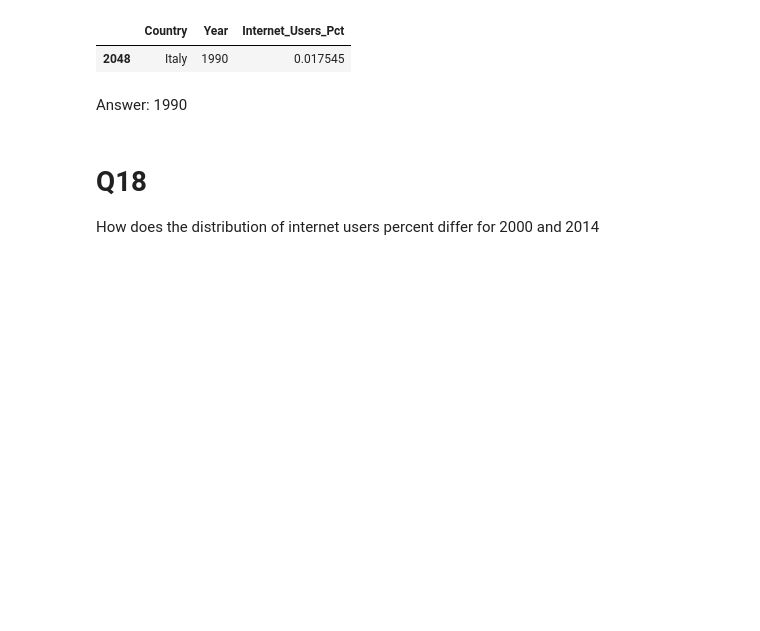
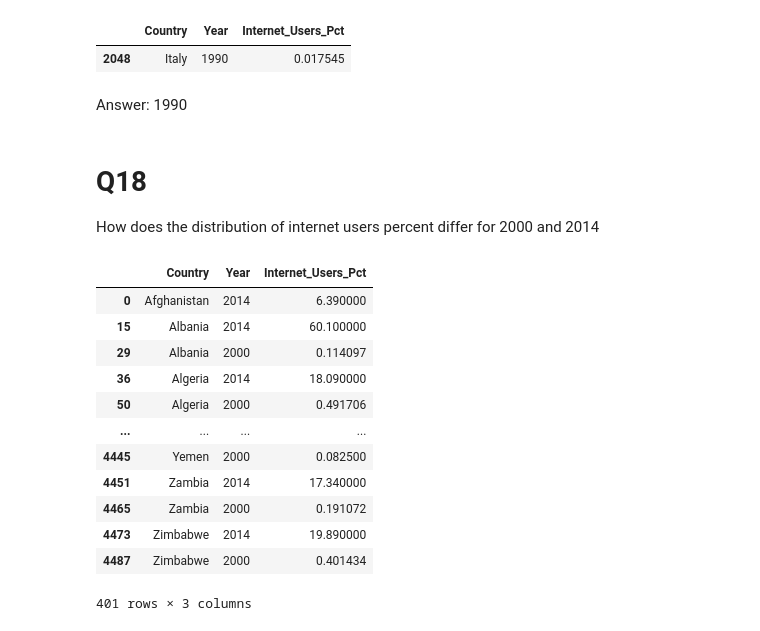
Before and after one commit to NSS-Data-Analytics-Cohort-11/undata-zdemeke, a Jupyter notebook: notebook/UN_Data_project.ipynb, the cells around one changed output. Drawn from its saved outputs; the diff is of its cells as text; code cells hidden in the pictures; blank space fills up the shorter version.

```diff
--- a/notebook/UN_Data_project.ipynb
+++ b/notebook/UN_Data_project.ipynb
@@ -570,0 +574,16 @@ How does the distribution of internet users percent differ for 2000 and 2014
+# %%
+internet_users_distr
+# %% [output]
+|  | Country | Year | Internet_Users_Pct |
+| 0 | Afghanistan | 2014 | 6.390000 |
+| 15 | Albania | 2014 | 60.100000 |
+| 29 | Albania | 2000 | 0.114097 |
+| 36 | Algeria | 2014 | 18.090000 |
+| 50 | Algeria | 2000 | 0.491706 |
+| ... | ... | ... | ... |
+| 4445 | Yemen | 2000 | 0.082500 |
+| 4451 | Zambia | 2014 | 17.340000 |
+| 4465 | Zambia | 2000 | 0.191072 |
+| 4473 | Zimbabwe | 2014 | 19.890000 |
+| 4487 | Zimbabwe | 2000 | 0.401434 |
+401 rows × 3 columns
```
Also changed, not shown: parts of 13 cells of this notebook.
